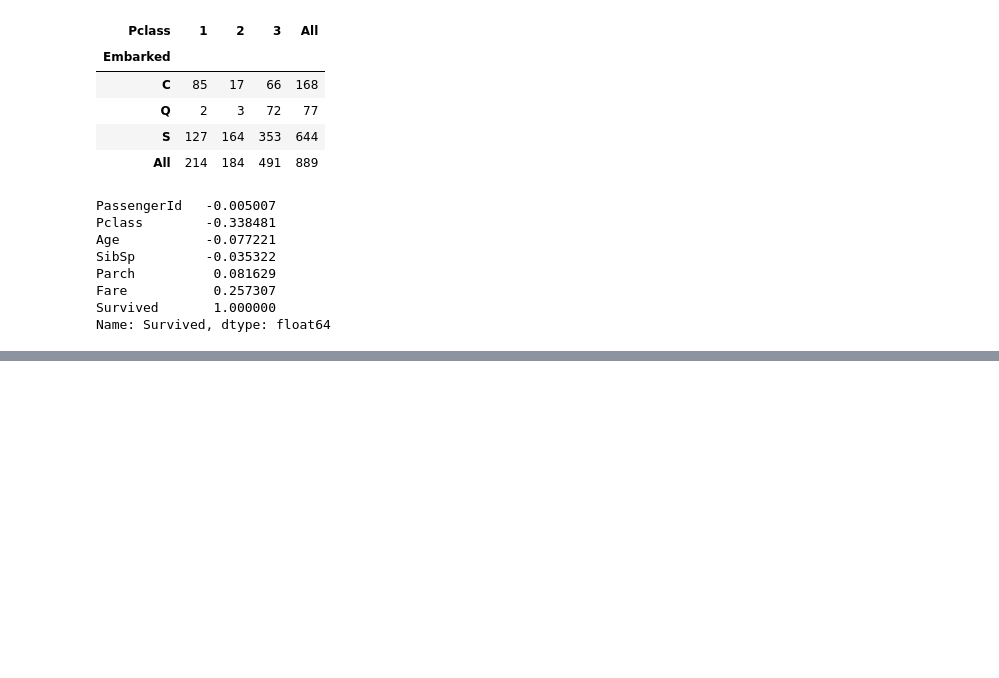
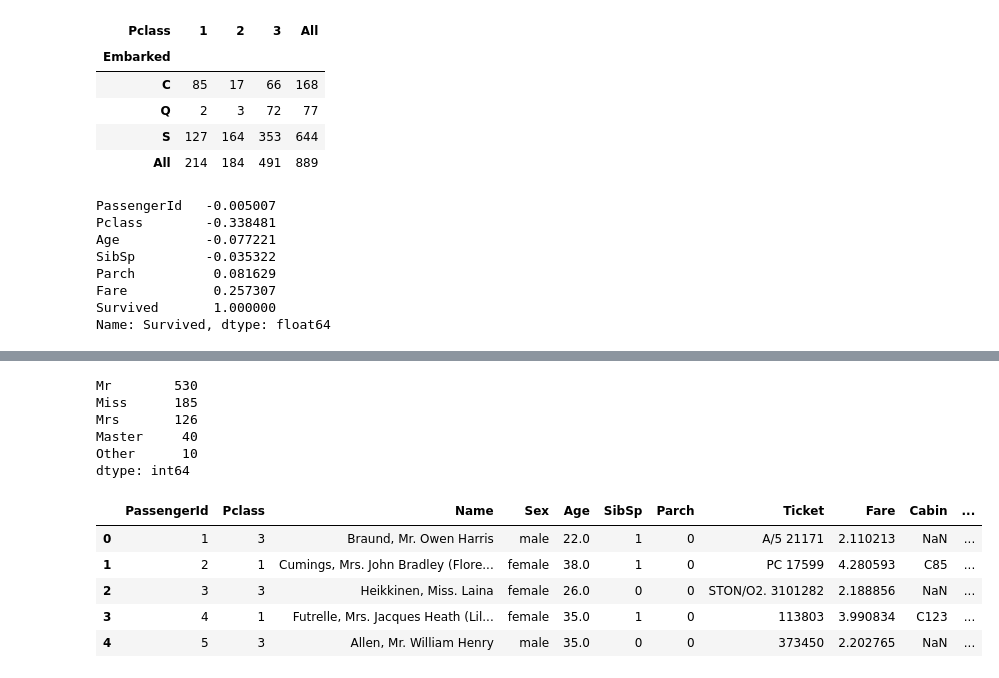
Before and after one commit to Mujoung-Kim/Spart_study, a Jupyter notebook: code/Titanic.ipynb, the cells around one changed output, grey strips where cells are left out. Saved outputs shown, nothing was run; the diff lists cells and outputs as text; code cells hidden in the pictures; blank space fills up the shorter version.

```diff
--- a/code/Titanic.ipynb
+++ b/code/Titanic.ipynb
@@ -211,0 +259,3 @@ Name: Survived, dtype: float64
+# %%
+name_list = df_train['Name'].tolist()
+name_list
@@ -211,0 +282,8 @@ Name: Survived, dtype: float64
+# %%
+p = re.compile('Mrs|Mr|Miss|Master|Don|Dr|Ms|Major|Mlle|Mme|Countess|Lady')
+# %%
+for name in name_list :
+	if p.search(name) != None :
+		print(p.search(name)[0])
+	else :
+		print('Other')
@@ -211,0 +308,15 @@ Name: Survived, dtype: float64
+# %%
+sir = []
+
+for name in name_list :
+	if p.search(name) != None :
+		if p.search(name)[0] in ['Countess', 'Lady', 'Mrs'] :
+			sir.append('Mrs')
+		elif p.search(name)[0] in ['Mme', 'Ms', 'Mlle'] :
+			sir.append('Miss')
+		elif p.search(name)[0] in ['Don', 'Dr', 'Major'] :
+			sir.append('Mr')
+		else :
+			sir.append(p.search(name)[0])
+	else :
+		sir.append('Other')
@@ -211,0 +358,19 @@ Name: Survived, dtype: float64
+# %%
+pd.Series(sir).value_counts()
+# %% [output]
+Mr        530
+Miss      185
+Mrs       126
+Master     40
+Other      10
+dtype: int64
+# %%
+df_train['Sir'] = pd.Series(sir)
+df_train.head()
+# %% [output]
+|  | PassengerId | Pclass | Name | Sex | Age | SibSp | Parch | Ticket | Fare | Cabin | ... |
+| 0 | 1 | 3 | Braund, Mr. Owen Harris | male | 22.0 | 1 | 0 | A/5 21171 | 2.110213 | NaN | ... |
+| 1 | 2 | 1 | Cumings, Mrs. John Bradley (Flore... | female | 38.0 | 1 | 0 | PC 17599 | 4.280593 | C85 | ... |
+| 2 | 3 | 3 | Heikkinen, Miss. Laina | female | 26.0 | 0 | 0 | STON/O2. 3101282 | 2.188856 | NaN | ... |
+| 3 | 4 | 1 | Futrelle, Mrs. Jacques Heath (Lil... | female | 35.0 | 1 | 0 | 113803 | 3.990834 | C123 | ... |
+| 4 | 5 | 3 | Allen, Mr. William Henry | male | 35.0 | 0 | 0 | 373450 | 2.202765 | NaN | ... |
```
Also changed, not shown: parts of 28 cells of this notebook.
